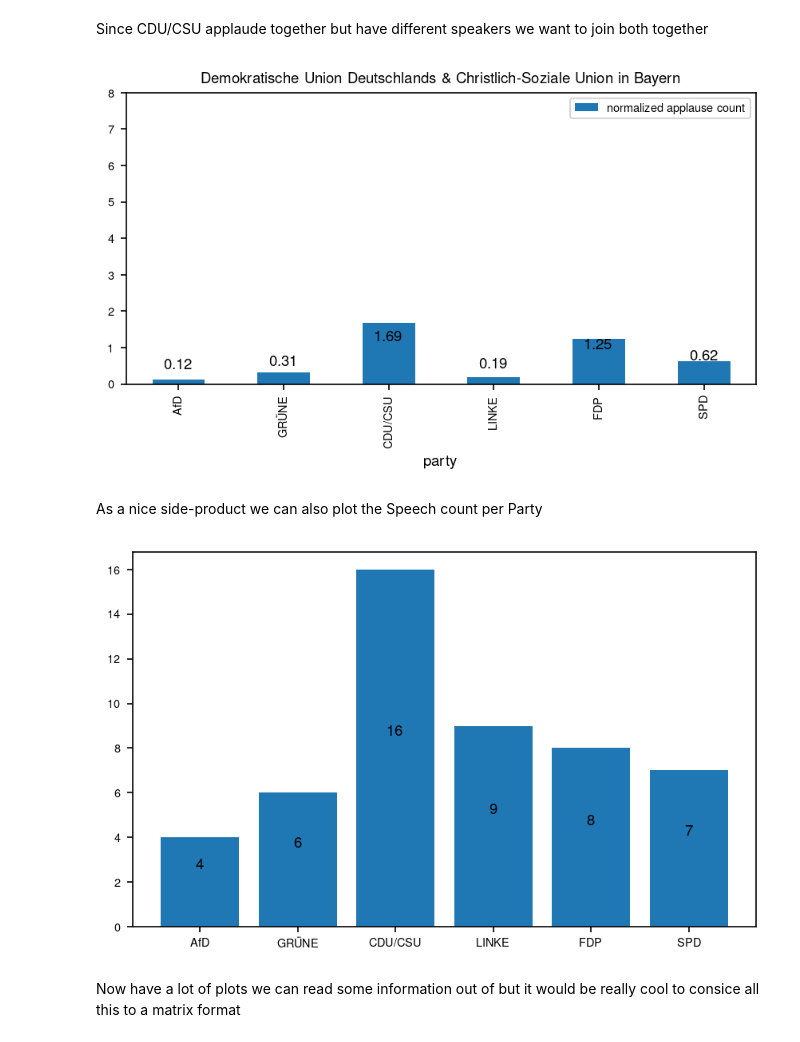
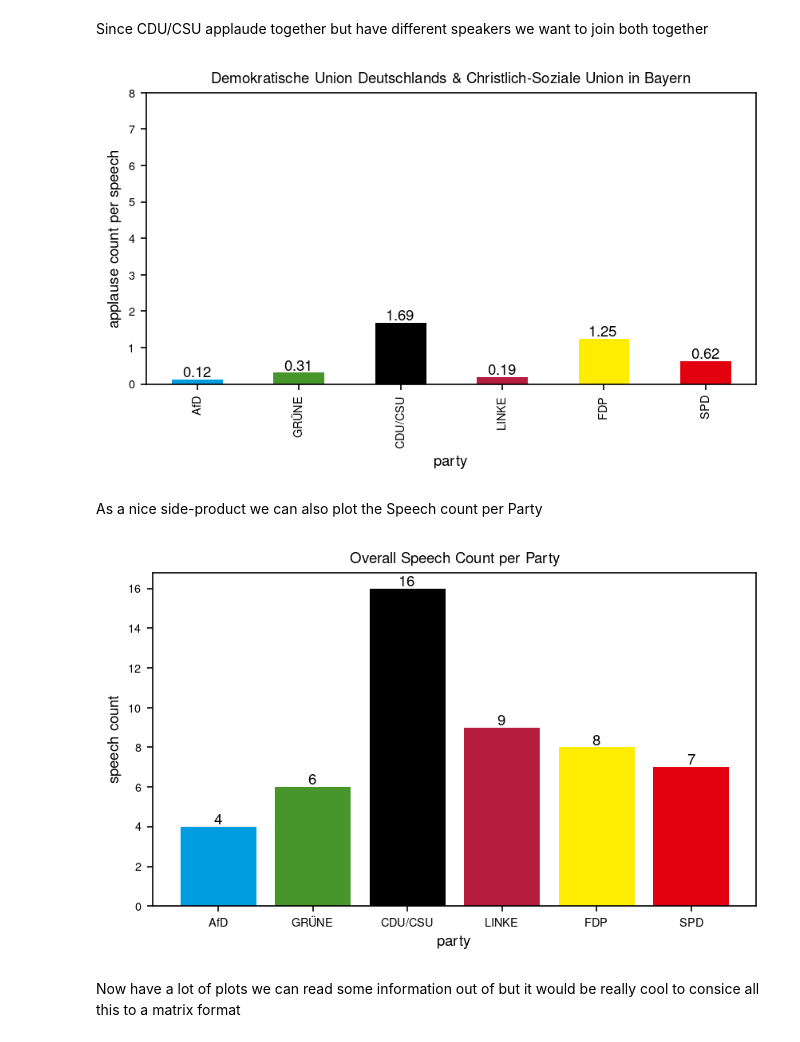
Before and after one commit to lukassailer/dl-bundestag, a Jupyter notebook: exp/comment_processing_03.ipynb, the cells around one changed output. Cells and saved outputs as stored; diff of their text form; code cells hidden in the pictures.

```diff
--- a/exp/comment_processing_03.ipynb
+++ b/exp/comment_processing_03.ipynb
@@ -98,39 +99,39 @@ parties = ['Alternative für Deutschland', 'Bündnis 90/Die Grünen', 'Christlic
 # plot
 ax = combindedDF.plot.bar(
     # watch out! With tueplots special characters like & without \ result in a latex exception
-    x="party", y="normalized applause count", title="Demokratische Union Deutschlands \& Christlich-Soziale Union in Bayern", ylim=(0, 8))  # hard coded y-axis!
+    x="party", y="normalized applause count", ylabel="applause count per speech", legend=False, title="Demokratische Union Deutschlands \& Christlich-Soziale Union in Bayern", ylim=(0, 8), color=sixParties)  # hard coded y-axis!
 for p in ax.patches:
     ax.annotate(p.get_height(),
-                (p.get_x()+p.get_width()/2., p.get_height()/2),
-                ha='center', va='center', xytext=(0, 10), textcoords='offset points')
+                (p.get_x()+p.get_width()/2., p.get_height()),
+                ha='center', va='center', xytext=(0, 4), textcoords='offset points')
 # %% [output]
-[figure, old version]
+[figure, new version]
 # %% [markdown]
 As a nice side-product we can also plot the Speech count per Party
 # %%
 shortNames = ["AfD", "GRÜNE", "CDU/CSU", "LINKE", "FDP", "SPD"]
 
 speechCounts = {}
 for (longName, shortName) in zip(parties, shortNames):
     if(shortName == "CDU/CSU"):
         speechCounts[shortName] = len(dataExtracted[dataExtracted["main-speaker-party"] == "Christlich Demokratische Union Deutschlands"]
                                       ) + len(dataExtracted[dataExtracted["main-speaker-party"] == "Christlich-Soziale Union in Bayern"])
     else:
         speechCounts[shortName] = len(
             dataExtracted[dataExtracted["main-speaker-party"] == longName])
 
 fig, ax = plt.subplots()
 
-cntPlot = plt.bar(*zip(*speechCounts.items()))
-plt.xlabel = "party"
-plt.ylabel = "speech count"
-plt.title = "Overall Speech Count per Party"
+cntPlot = plt.bar(*zip(*speechCounts.items()), color=sixParties)
+plt.title("Overall Speech Count per Party")
+plt.xlabel("party")
+plt.ylabel("speech count")
 for i, bar in enumerate(cntPlot):
     ax.annotate(bar.get_height(),
-                (bar.get_x()+bar.get_width()/2., bar.get_height()/2),
-                ha='center', va='center', xytext=(0, 10), textcoords='offset points')
+                (bar.get_x()+bar.get_width()/2., bar.get_height()),
+                ha='center', va='center', xytext=(0, 4), textcoords='offset points')
 # %% [output]
-[figure, old version]
+[figure, new version]
 # %% [markdown]
 Now have a lot of plots we can read some information out of but it would be really cool to consice all this to a matrix format
 # %%
```
Also changed, not shown: parts of 3 cells of this notebook, 3 other files.
